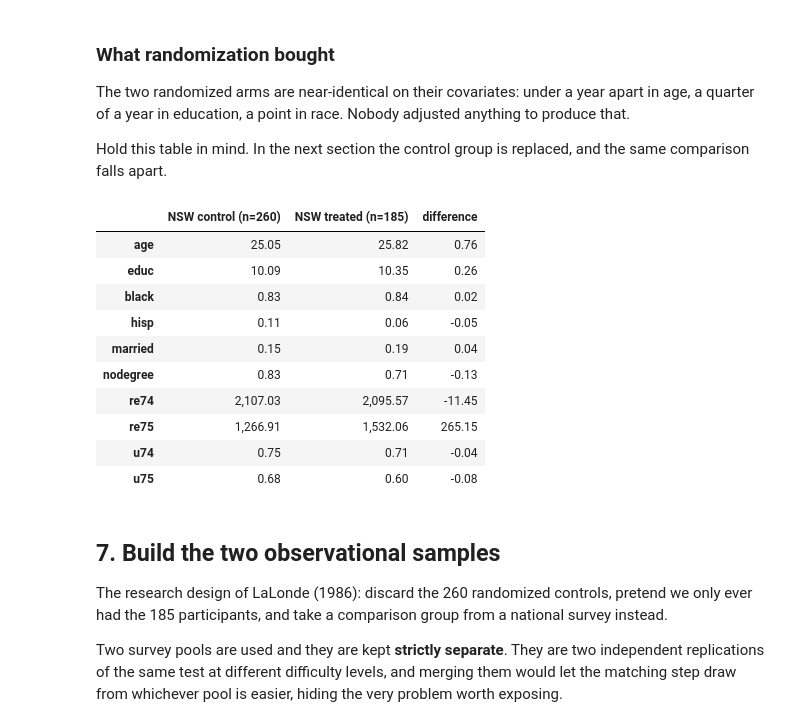
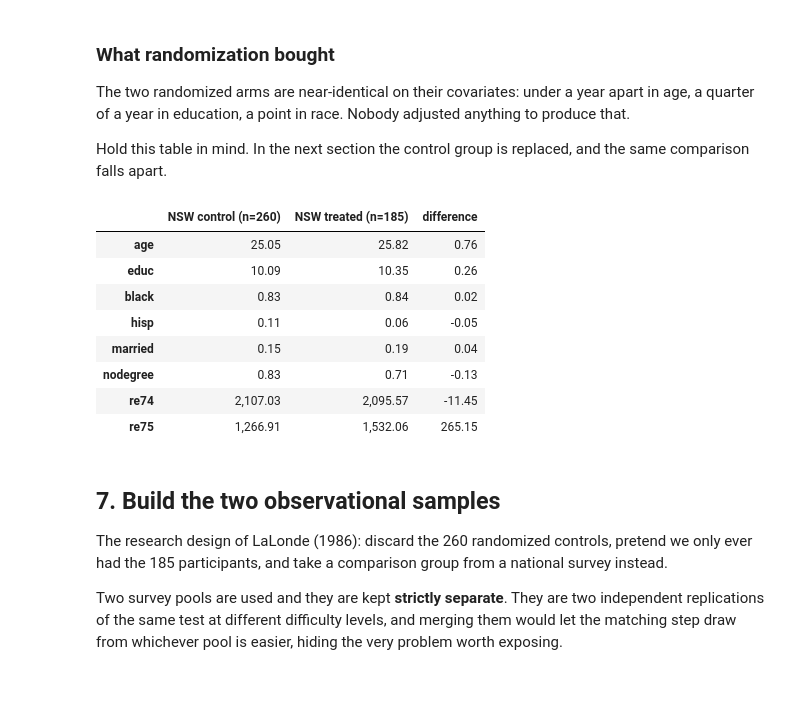
Before and after one commit to stellawwww/psm-causal-inference, a Jupyter notebook: notebooks/01_data_prep.ipynb, the cells around one changed output. Cells and saved outputs as stored; diff of their text form; code cells hidden in the pictures; blank space fills up the shorter version.

```diff
--- a/notebooks/01_data_prep.ipynb
+++ b/notebooks/01_data_prep.ipynb
@@ -769,23 +833,22 @@ quarter of a year in education, a point in race. Nobody adjusted anything to pro
 Hold this table in mind. In the next section the control group is replaced, and the same
 comparison falls apart.
 # %%
-covs = data.covariate_spec("with_earnings")
+# the eight pre-treatment covariates as they come in the file
+covs = ["age", "educ", "black", "hisp", "married", "nodegree", "re74", "re75"]
 arms = exp.groupby("treat")[covs].mean().T
 arms.columns = ["NSW control (n=260)", "NSW treated (n=185)"]
 arms["difference"] = arms.iloc[:, 1] - arms.iloc[:, 0]
 arms
 # %% [output]
 |  | NSW control (n=260) | NSW treated (n=185) | difference |
 | age | 25.05 | 25.82 | 0.76 |
 | educ | 10.09 | 10.35 | 0.26 |
 | black | 0.83 | 0.84 | 0.02 |
 | hisp | 0.11 | 0.06 | -0.05 |
 | married | 0.15 | 0.19 | 0.04 |
 | nodegree | 0.83 | 0.71 | -0.13 |
 | re74 | 2,107.03 | 2,095.57 | -11.45 |
 | re75 | 1,266.91 | 1,532.06 | 265.15 |
-| u74 | 0.75 | 0.71 | -0.04 |
-| u75 | 0.68 | 0.60 | -0.08 |
 # %% [markdown]
 ## 7. Build the two observational samples
 
```
Also changed, not shown: parts of 9 cells of this notebook, 3 other files.
